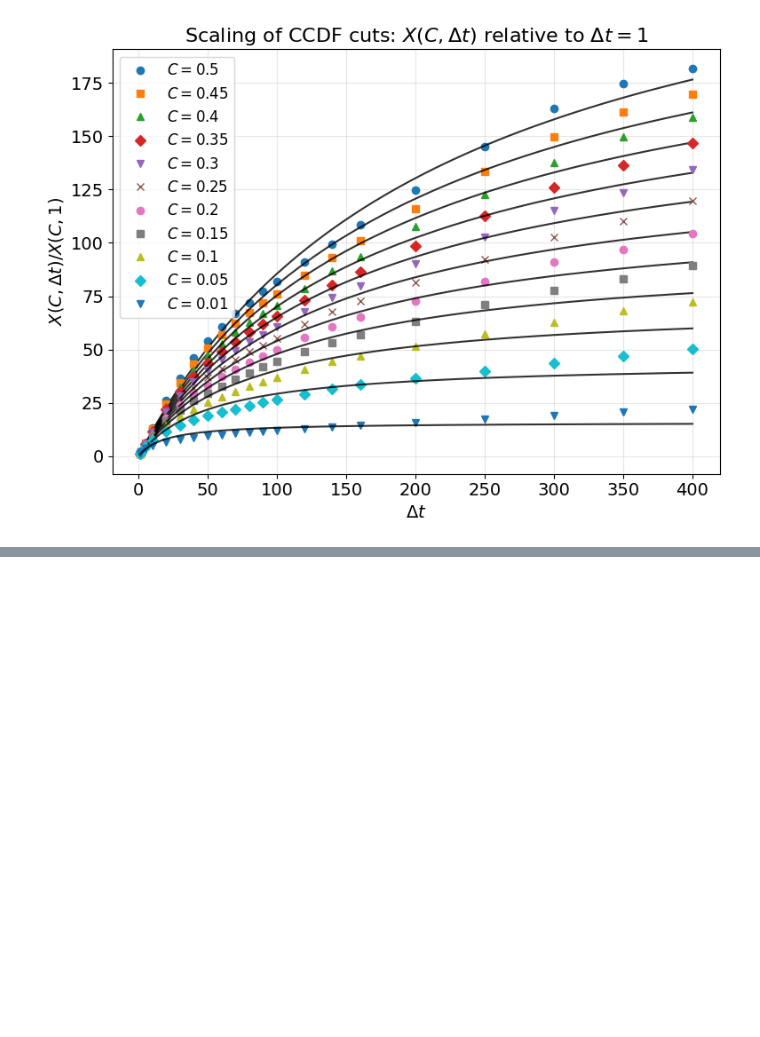
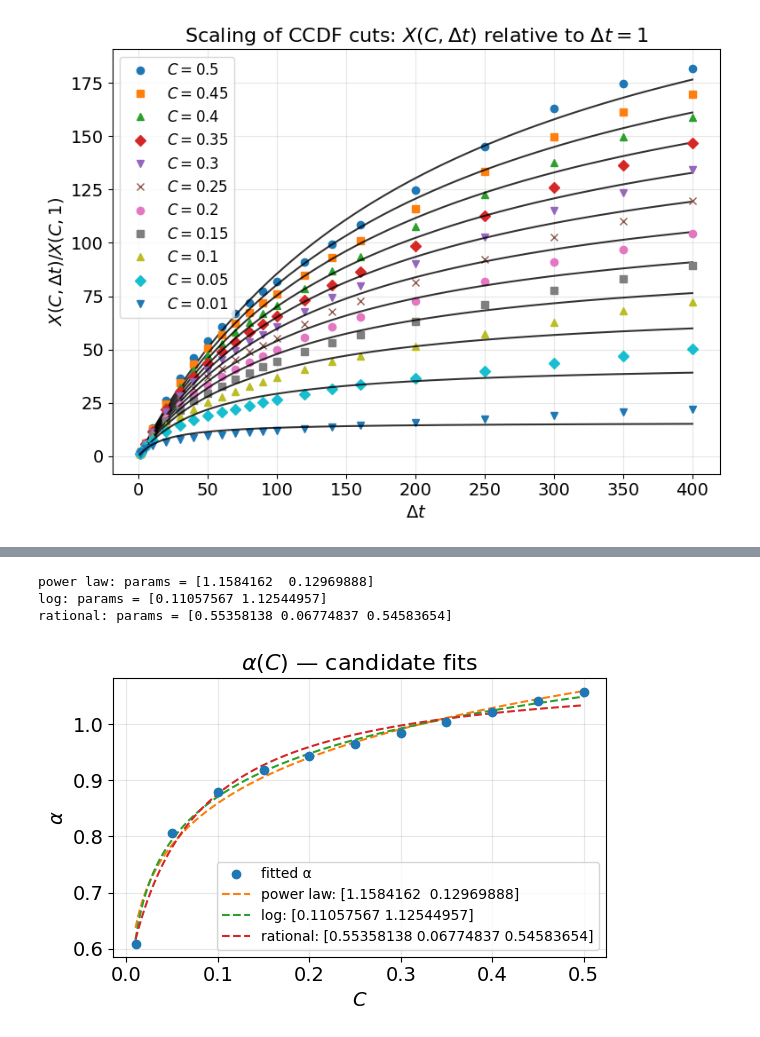
Before and after one commit to conorkirby/capstone, a Jupyter notebook: ProjectNotebooks/03.2_ScalingInvestigation.ipynb, the cells around one changed output, grey strips where cells are left out. Drawn from its saved outputs; the diff is of its cells as text; code cells hidden in the pictures; blank space fills up the shorter version.

```diff
--- a/ProjectNotebooks/03.2_ScalingInvestigation.ipynb
+++ b/ProjectNotebooks/03.2_ScalingInvestigation.ipynb
@@ -416,0 +614,45 @@ plt.show()
+# %%
+from scipy.optimize import curve_fit
+
+C_arr_fit = np.array(C_vals, dtype=float)
+alpha_arr  = np.array(alpha_list, dtype=float)
+
+# candidate functional forms
+def alpha_powerlaw(C, a, b):
+    return a * C**b
+
+def alpha_log(C, a, b):
+    return a * np.log(C) + b
+
+def alpha_rational(C, a, b, c):          # saturating: approaches a as C→∞
+    return a * C / (b + C) + c
+
+C_fit = np.linspace(C_arr_fit.min(), C_arr_fit.max(), 300)
+
+fig, ax = plt.subplots(figsize=(6, 4))
+ax.plot(C_arr_fit, alpha_arr, 'o', label='fitted α', zorder=5)
+
+for fn, p0, label in [
+    (alpha_powerlaw, [1.0, 0.2],       'power law'),
+    (alpha_log,      [0.2, 1.1],       'log'),
+    (alpha_rational, [0.5, 0.1, 0.6],  'rational'),
+]:
+    try:
+        popt, _ = curve_fit(fn, C_arr_fit, alpha_arr, p0=p0)
+        ax.plot(C_fit, fn(C_fit, *popt), '--', label=f'{label}: {popt}')
+        print(f"{label}: params = {popt}")
+    except Exception as e:
+        print(f"{label} failed: {e}")
+
+ax.set_xlabel(r"$C$", fontsize=14)
+ax.set_ylabel(r"$\alpha$", fontsize=14)
+ax.set_title(r"$\alpha(C)$ — candidate fits", fontsize=16)
+ax.legend(fontsize=10)
+ax.grid(alpha=0.3)
+plt.tight_layout()
+plt.show()
+# %% [output]
+power law: params = [1.1584162  0.12969888]
+log: params = [0.11057567 1.12544957]
+rational: params = [0.55358138 0.06774837 0.54583654]
+[figure, added]
```
Also changed, not shown: parts of 8 cells of this notebook, 7 other files.
